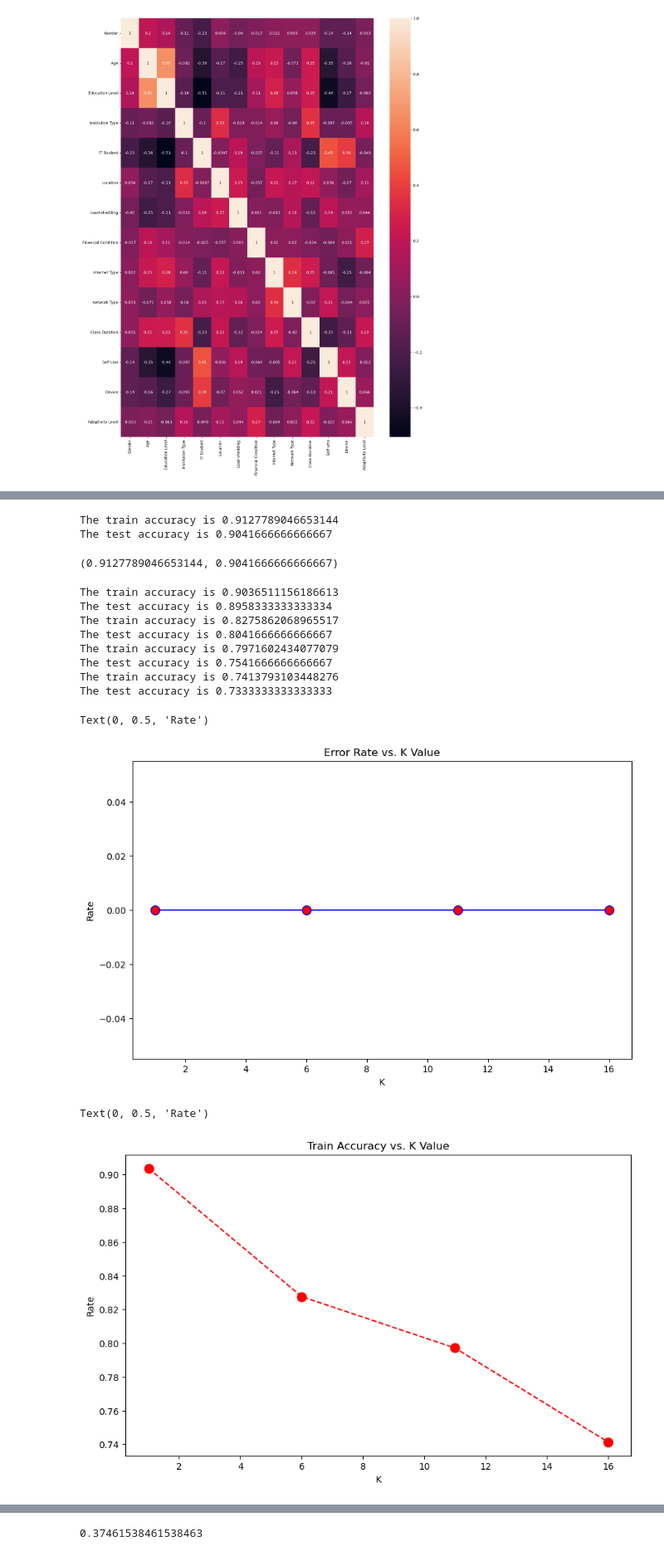
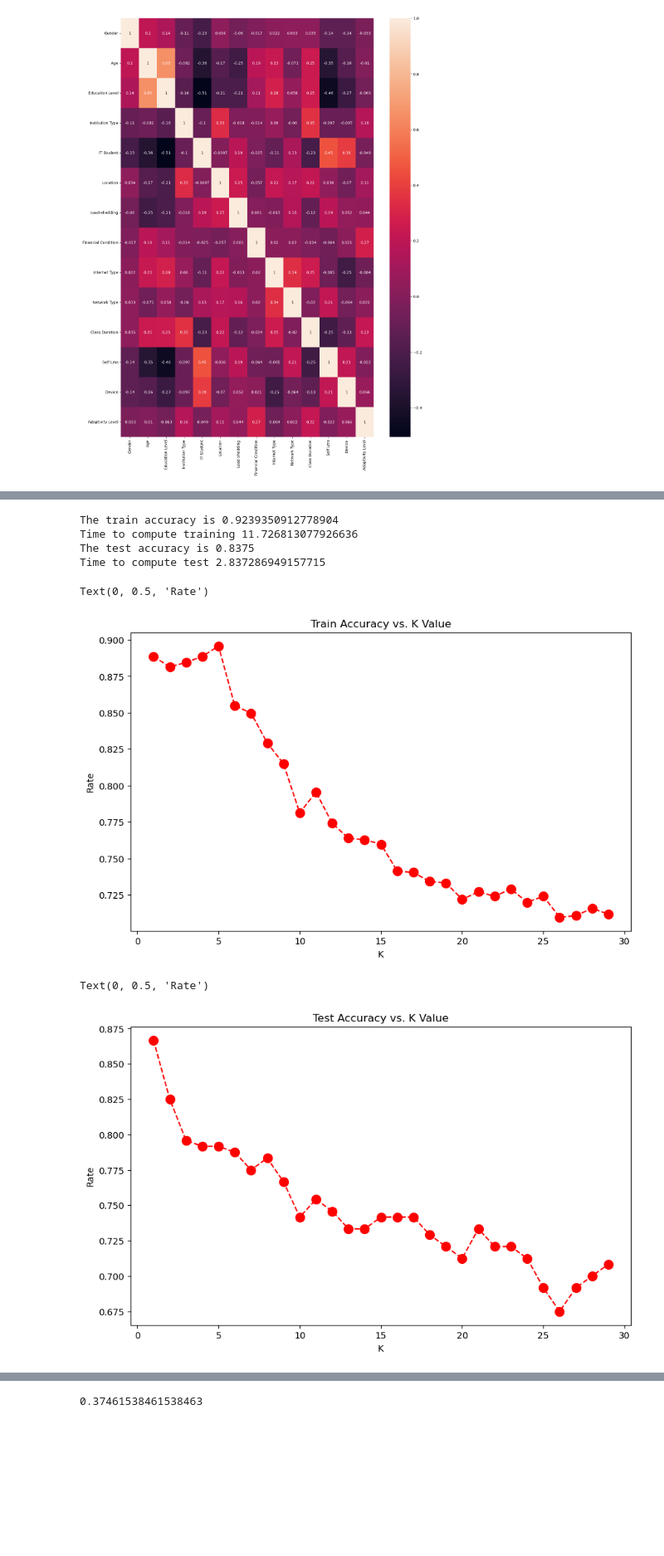
Before and after one commit to besteguney/EEE485, a Jupyter notebook: main3.py.ipynb, the cells around one changed output, grey strips where cells are left out. Shown at 83% size. Cells and saved outputs as stored; diff of their text form; code cells hidden in the pictures; blank space fills up the shorter version.

```diff
--- a/main3.py.ipynb
+++ b/main3.py.ipynb
@@ -452,5 +513,5 @@ def test_train_accuracy(knn, xtrain, ytrain, xtest, ytest):
 # %%
 ## KNN Classifier
 knn = KNN(5)
-test_train_accuracy(knn, xtrain_one_hot, ytrain_one_hot, xtest_one_hot, ytest_one_hot)
+test_train_accuracy_knn(knn, xtrain_one_hot, ytrain_one_hot, xtest_one_hot, ytest_one_hot)
 # %% [output]
@@ -460,5 +522,0 @@ The test accuracy is 0.8416666666666667
-# %%
-knn = KNN(10)
-test_train_accuracy(knn, xtrain_one_hot, ytrain_one_hot, xtest_one_hot, ytest_one_hot)
-knn = KNN(15)
-test_train_accuracy(knn, xtrain_one_hot, ytrain_one_hot, xtest_one_hot, ytest_one_hot)
@@ -471,48 +523,34 @@ The test accuracy is 0.7208333333333333
-# %%
-## KNN Classifier
-knn = KNN(3)
-test_train_accuracy(knn, xtrain_one_hot, ytrain_one_hot, xtest_one_hot, ytest_one_hot)
-# %% [output]
-The train accuracy is 0.9127789046653144
-The test accuracy is 0.9041666666666667
-(0.9127789046653144, 0.9041666666666667)
 # %%
-# Drawing the chart for errors
-cv_error = []
+# Drawing the chart
 test_accur = []
 train_accur = []
-for index in range(1,20,5):
+for index in range(1,30):
     knn = KNN(index)
-    cv_error.append(k_fold_cross(knn, one_hot_df, 10))
-    train, test = test_train_accuracy(knn, xtrain_one_hot, ytrain_one_hot, xtest_one_hot, ytest_one_hot)
+    train, test = test_train_accuracy_knn(knn, xtrain_one_hot, ytrain_one_hot, xtest_one_hot, ytest_one_hot)
     train_accur.append(train)
     test_accur.append(test)
 # %% [output]
-The train accuracy is 0.9036511156186613
-The test accuracy is 0.8958333333333334
-The train accuracy is 0.8275862068965517
-The test accuracy is 0.8041666666666667
-The train accuracy is 0.7971602434077079
-The test accuracy is 0.7541666666666667
-The train accuracy is 0.7413793103448276
-The test accuracy is 0.7333333333333333
+The train accuracy is 0.9239350912778904
+Time to compute training 11.726813077926636
+The test accuracy is 0.8375
+Time to compute test 2.837286949157715
 # %%
 plt.figure(figsize=(10,6))
-plt.plot(range(1,20,5),cv_error,color='blue', marker='o',
+plt.plot(range(1,30),train_accur,color='red', linestyle='dashed', marker='o',
          markerfacecolor='red', markersize=10)
-plt.title('Error Rate vs. K Value')
+plt.title('Train Accuracy vs. K Value')
 plt.xlabel('K')
 plt.ylabel('Rate')
 # %% [output]
 Text(0, 0.5, 'Rate')
-[figure, old version]
+[figure, new version]
 # %%
 plt.figure(figsize=(10,6))
-plt.plot(range(1,20,5),train_accur,color='red', linestyle='dashed', marker='o',
+plt.plot(range(1,30),test_accur,color='red', linestyle='dashed', marker='o',
          markerfacecolor='red', markersize=10)
-plt.title('Train Accuracy vs. K Value')
+plt.title('Test Accuracy vs. K Value')
 plt.xlabel('K')
 plt.ylabel('Rate')
 # %% [output]
 Text(0, 0.5, 'Rate')
-[figure, old version]
+[figure, new version]
```
Also changed, not shown: parts of 44 cells of this notebook, 4 other files.
